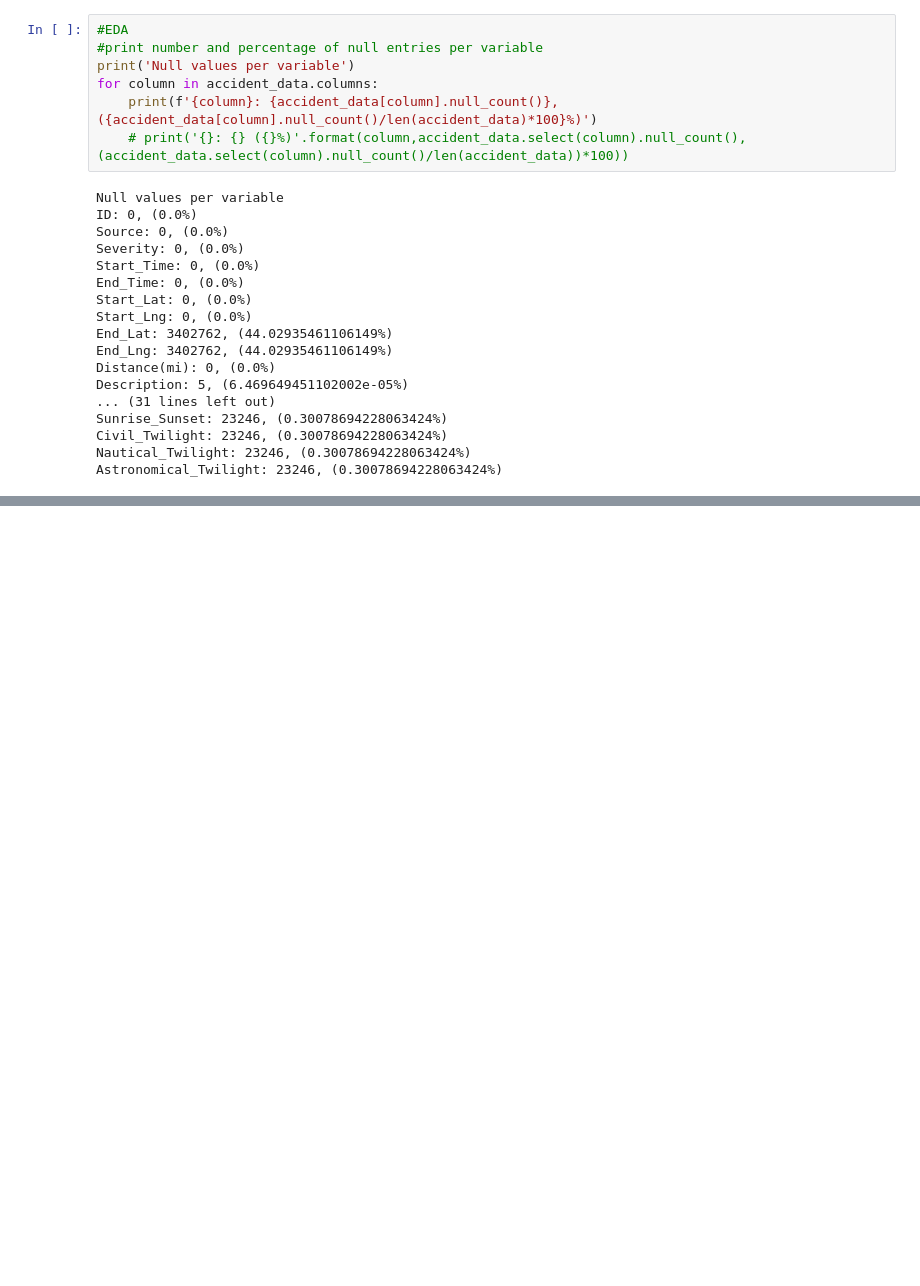
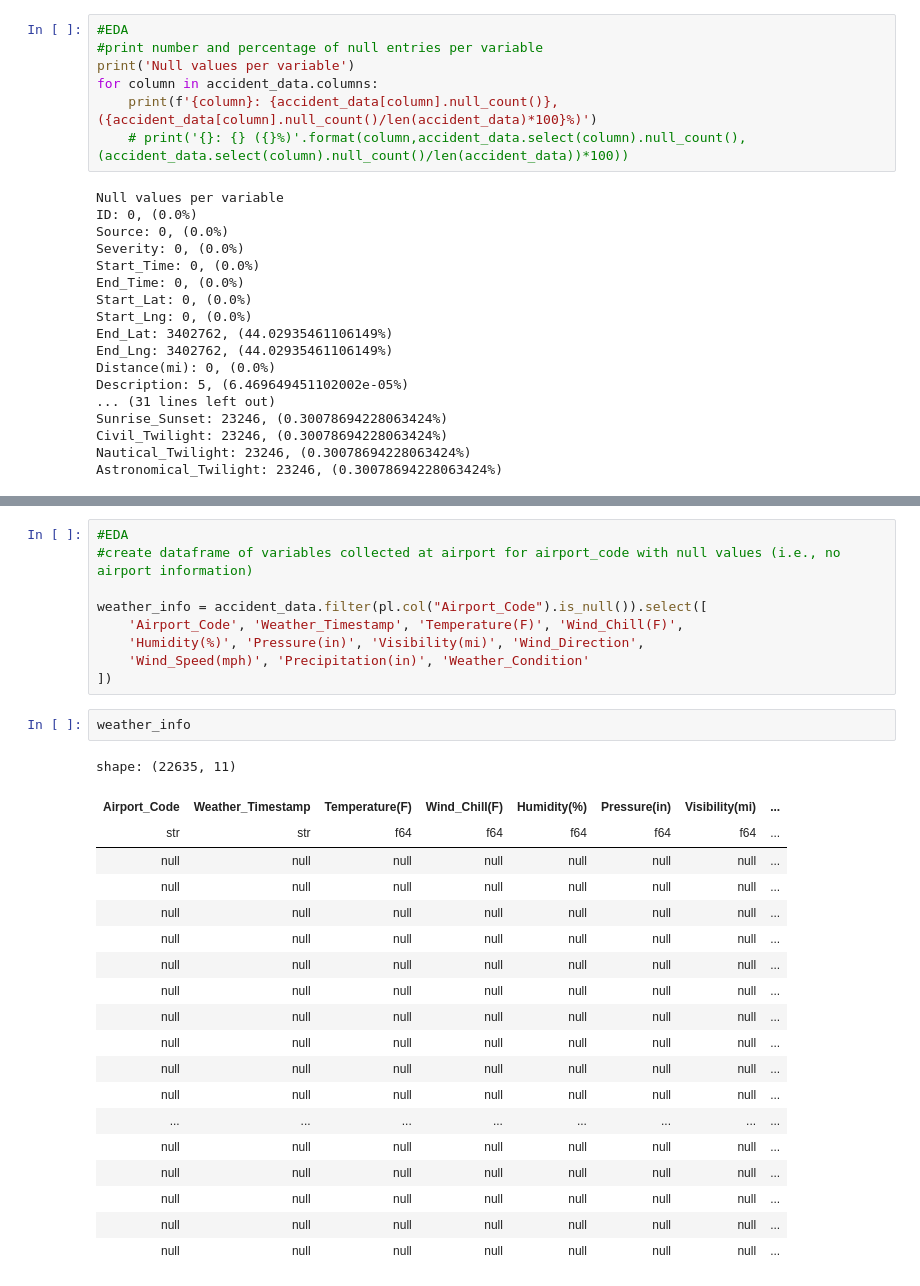
Before and after one commit to cosimop2000/BDMG-vehicle-accidents, a Jupyter notebook: workflows/vehicle-accident-polars.ipynb, the cells around one changed output, grey strips where cells are left out. Drawn from its saved outputs; the diff is of its cells as text; blank space fills up the shorter version.

```diff
--- a/workflows/vehicle-accident-polars.ipynb
+++ b/workflows/vehicle-accident-polars.ipynb
@@ -44,0 +129,31 @@ shape: (7, 47)
+# %%
+#EDA
+#create dataframe of variables collected at airport for airport_code with null values (i.e., no airport information)
+
+weather_info = accident_data.filter(pl.col("Airport_Code").is_null()).select([
+    'Airport_Code', 'Weather_Timestamp', 'Temperature(F)', 'Wind_Chill(F)',
+    'Humidity(%)', 'Pressure(in)', 'Visibility(mi)', 'Wind_Direction',
+    'Wind_Speed(mph)', 'Precipitation(in)', 'Weather_Condition'
+])
+# %%
+weather_info
+# %% [output]
+shape: (22635, 11)
+| Airport_Code | Weather_Timestamp | Temperature(F) | Wind_Chill(F) | Humidity(%) | Pressure(in) | Visibility(mi) | ... |
+| str | str | f64 | f64 | f64 | f64 | f64 | ... |
+| null | null | null | null | null | null | null | ... |
+| null | null | null | null | null | null | null | ... |
+| null | null | null | null | null | null | null | ... |
+| null | null | null | null | null | null | null | ... |
+| null | null | null | null | null | null | null | ... |
+| null | null | null | null | null | null | null | ... |
+| null | null | null | null | null | null | null | ... |
+| null | null | null | null | null | null | null | ... |
+| null | null | null | null | null | null | null | ... |
+| null | null | null | null | null | null | null | ... |
+| ... | ... | ... | ... | ... | ... | ... | ... |
+| null | null | null | null | null | null | null | ... |
+| null | null | null | null | null | null | null | ... |
+| null | null | null | null | null | null | null | ... |
+| null | null | null | null | null | null | null | ... |
+| null | null | null | null | null | null | null | ... |
```
Also changed, not shown: parts of 14 cells of this notebook.
